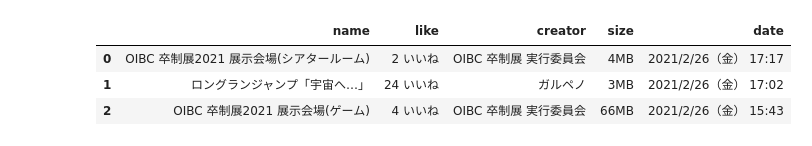
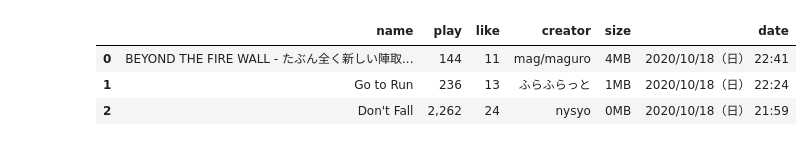
Before and after one commit to te260ku/cluster-scraping, a Jupyter notebook: cluster-scraping-analysis.ipynb, the cells around one changed output. Cells and saved outputs as stored; diff of their text form; code cells hidden in the pictures.

```diff
--- a/cluster-scraping-analysis.ipynb
+++ b/cluster-scraping-analysis.ipynb
@@ -12,11 +12,11 @@ sns.set()
 sns.set_style('darkgrid',{"axes.facecolor": ".9"})
 sns.set_context('notebook')
 # %%
-df = pd.read_csv('data/sample.csv')
+df = pd.read_csv('data/data.csv')
 df[:3]
 # %% [output]
-|  | name | like | creator | size | date |
-| 0 | OIBC 卒制展2021 展示会場(シアタールーム) | 2 いいね | OIBC 卒制展 実行委員会 | 4MB | 2021/2/26（金） 17:17 |
-| 1 | ロングランジャンプ「宇宙へ…」 | 24 いいね | ガルペノ | 3MB | 2021/2/26（金） 17:02 |
-| 2 | OIBC 卒制展2021 展示会場(ゲーム) | 4 いいね | OIBC 卒制展 実行委員会 | 66MB | 2021/2/26（金） 15:43 |
+|  | name | play | like | creator | size | date |
+| 0 | BEYOND THE FIRE WALL - たぶん全く新しい陣取... | 144 | 11 | mag/maguro | 4MB | 2020/10/18（日） 22:41 |
+| 1 | Go to Run | 236 | 13 | ふらふらっと | 1MB | 2020/10/18（日） 22:24 |
+| 2 | Don't Fall | 2,262 | 24 | nysyo | 0MB | 2020/10/18（日） 21:59 |
 # %%
```
Also changed, not shown: parts of 7 cells of this notebook, 7 other files.
